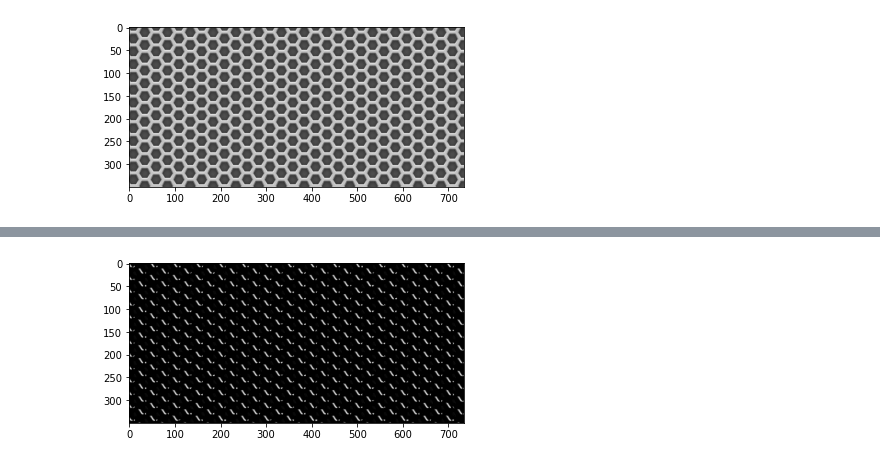
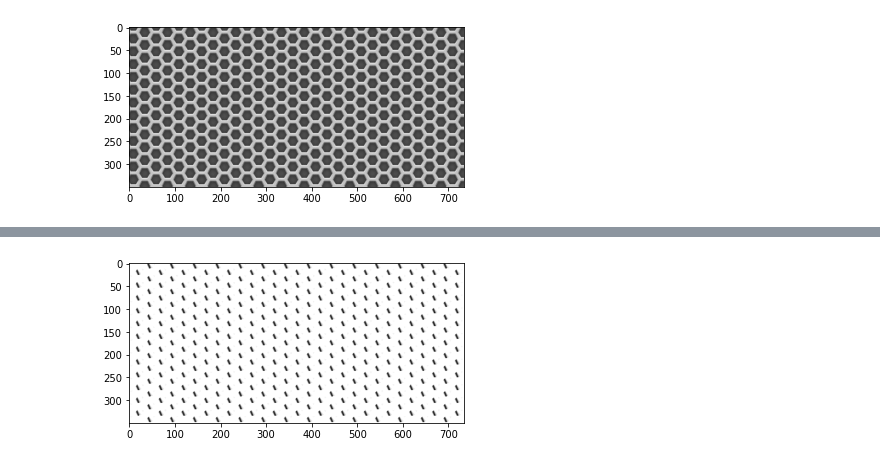
Before and after one commit to Oks11111/TP_Entrega_vision_por_computadora_1, a Jupyter notebook: TP2-1.ipynb, the cells around one changed output, grey strips where cells are left out. Cells and saved outputs as stored; diff of their text form; code cells hidden in the pictures.

```diff
--- a/TP2-1.ipynb
+++ b/TP2-1.ipynb
@@ -109,16 +62,13 @@ plt.show()
 # %%
-
-
-# Armo la máscara para ver las magnitudes para ciertos ángulos
 M, N = mag.shape
 out = np.zeros((M,N), dtype= np.uint8)
-ang_min = 90
-ang_max = 180
+ang_min = -45
+ang_max = 0
 output = np.where(np.logical_and(angle > ang_min, angle < ang_max),mag, out)
-#output = (255-output)
+output = (255-output)
 
 plt.imshow(output,cmap = 'gray')
 plt.show()
 # %% [output]
-[figure, old version]
+[figure, new version]
 # %%
```
Also changed, not shown: parts of 6 cells of this notebook.
